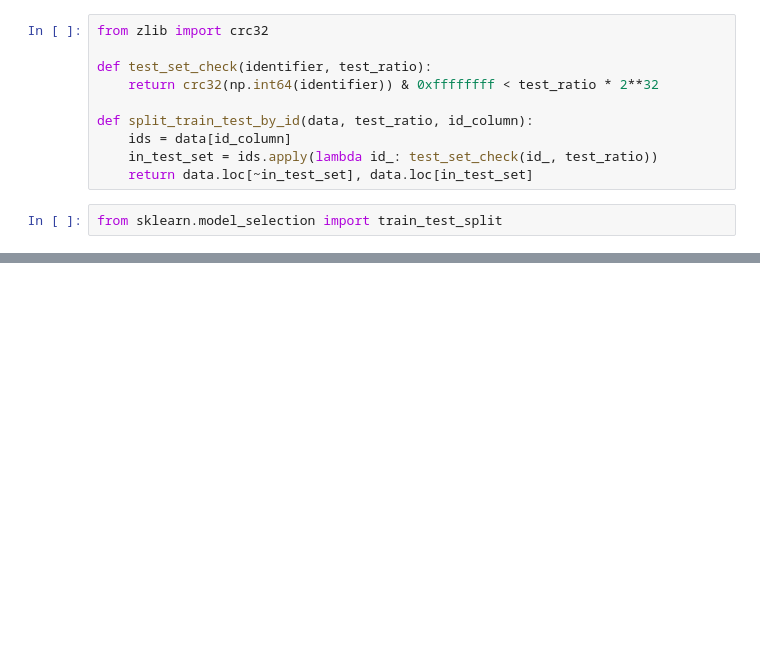
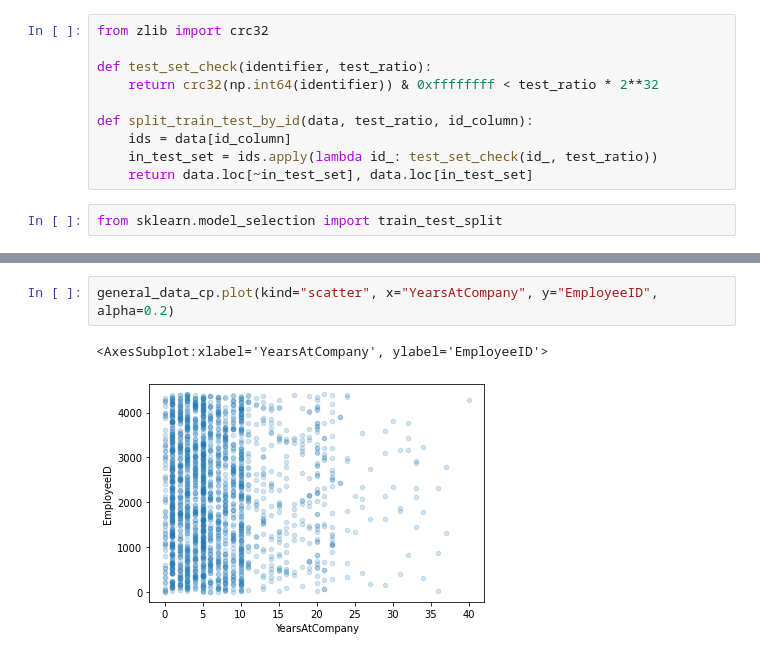
Before and after one commit to Killian-drh/Projet-HR-Analysis, a Jupyter notebook: NoteBook_Projet_IA.ipynb, the cells around one changed output, grey strips where cells are left out. Saved outputs shown, nothing was run; the diff lists cells and outputs as text; blank space fills up the shorter version.

```diff
--- a/NoteBook_Projet_IA.ipynb
+++ b/NoteBook_Projet_IA.ipynb
@@ -186,0 +254,5 @@ test_set.head()
+# %%
+general_data_cp.plot(kind="scatter", x="YearsAtCompany", y="EmployeeID", alpha=0.2)
+# %% [output]
+<AxesSubplot:xlabel='YearsAtCompany', ylabel='EmployeeID'>
+[figure, added]
```
Also changed, not shown: parts of 18 cells of this notebook.
